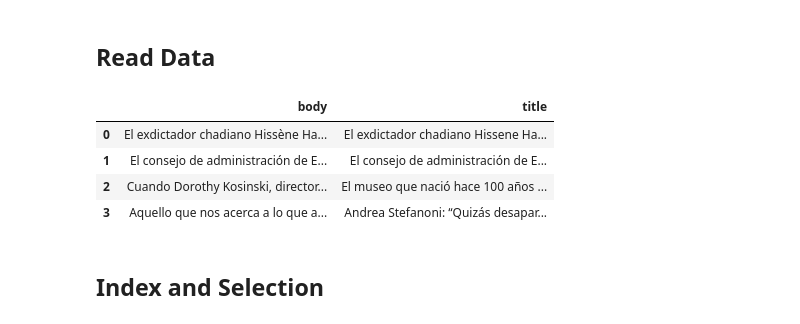
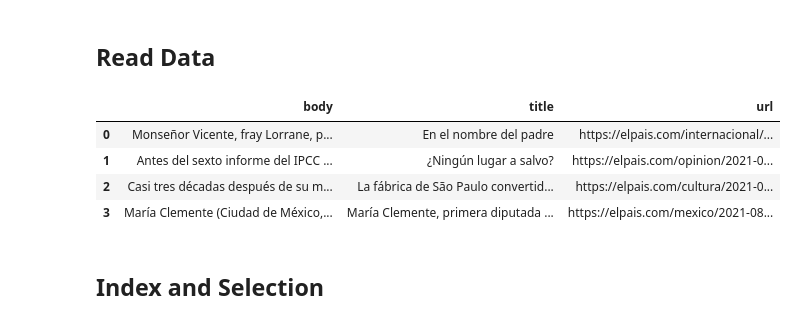
Before and after one commit to OscarABazanez/ingenieria-de-datos-con-python, a Jupyter notebook: exploracion.ipynb, the cells around one changed output. Cells and saved outputs as stored; diff of their text form; code cells hidden in the pictures.

```diff
--- a/exploracion.ipynb
+++ b/exploracion.ipynb
@@ -47,15 +47,15 @@ frame_test2
 # %% [markdown]
 ## Read Data
 # %%
-el_pais = pd.read_csv('./news/elpais_2021_08_25_articles.csv')
+el_pais = pd.read_csv('./news/elpais_2021_08_26_articles.csv')
 el_universal = pd.read_csv('./news/eluniversal_2020_06_03_articles.csv')
 el_pais.head(4)
 # %% [output]
-|  | body | title |
-| 0 | El exdictador chadiano Hissène Ha... | El exdictador chadiano Hissene Ha... |
-| 1 | El consejo de administración de E... | El consejo de administración de E... |
-| 2 | Cuando Dorothy Kosinski, director... | El museo que nació hace 100 años ... |
-| 3 | Aquello que nos acerca a lo que a... | Andrea Stefanoni: “Quizás desapar... |
+|  | body | title | url |
+| 0 | Monseñor Vicente, fray Lorrane, p... | En el nombre del padre | https://elpais.com/internacional/... |
+| 1 | Antes del sexto informe del IPCC ... | ¿Ningún lugar a salvo? | https://elpais.com/opinion/2021-0... |
+| 2 | Casi tres décadas después de su m... | La fábrica de São Paulo convertid... | https://elpais.com/cultura/2021-0... |
+| 3 | María Clemente (Ciudad de México,... | María Clemente, primera diputada ... | https://elpais.com/mexico/2021-08... |
 # %% [markdown]
 ## Index and Selection
 # %% [markdown]
```
Also changed, not shown: parts of 39 cells of this notebook, 11 other files.
